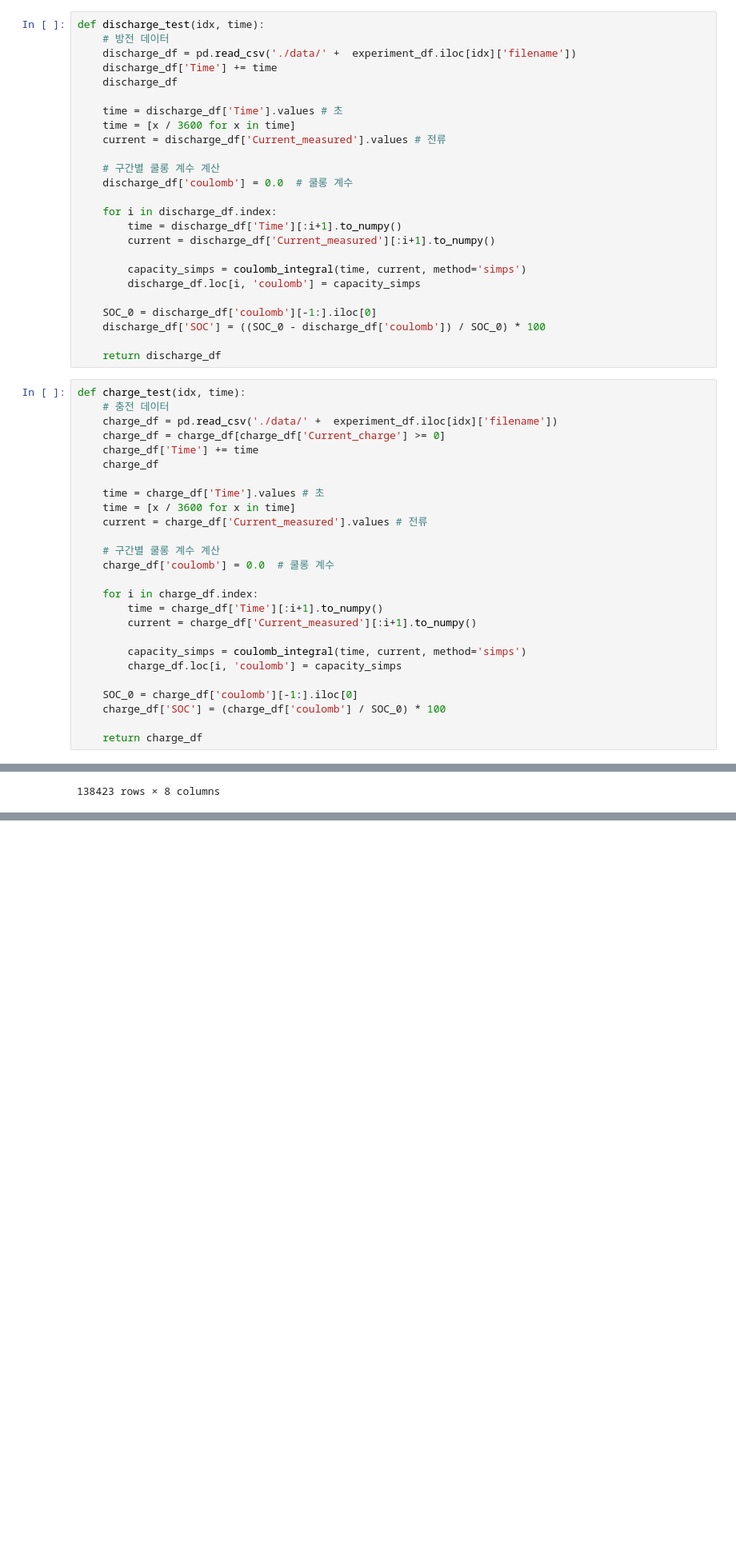
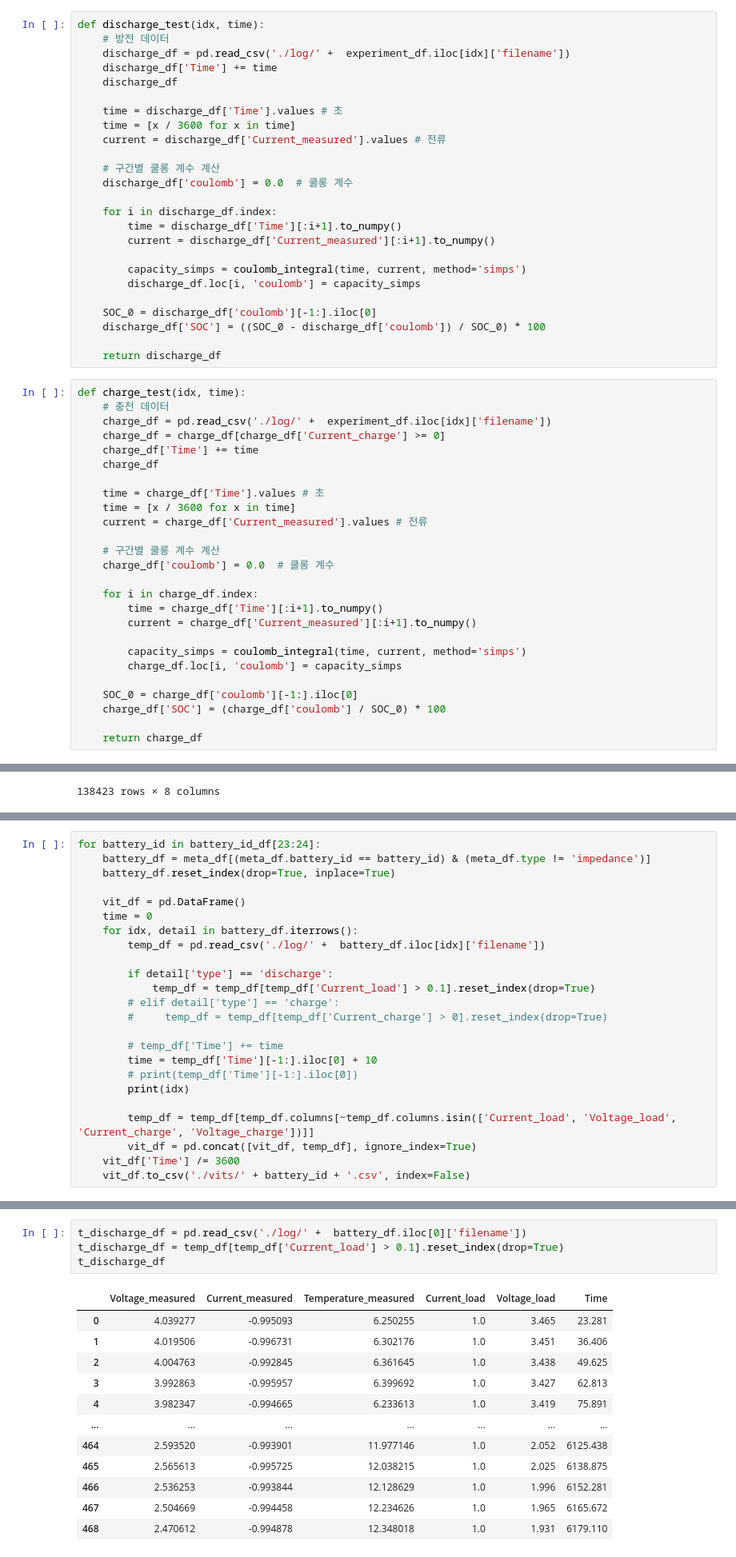
Before and after one commit to SilvianC/Almighty, a Jupyter notebook: data/BMS 데이터 산출.ipynb, the cells around one changed output, grey strips where cells are left out. Shown: that part at 80% size. Saved outputs shown, nothing was run; the diff lists cells and outputs as text; blank space fills up the shorter version.

```diff
--- a/data/BMS 데이터 산출.ipynb
+++ b/data/BMS 데이터 산출.ipynb
@@ -54,7 +58,7 @@ num
 # %%
 def discharge_test(idx, time):
     # 방전 데이터
-    discharge_df = pd.read_csv('./data/' +  experiment_df.iloc[idx]['filename'])
+    discharge_df = pd.read_csv('./log/' +  experiment_df.iloc[idx]['filename'])
     discharge_df['Time'] += time
     discharge_df
 
@@ -79,7 +83,7 @@ def discharge_test(idx, time):
 # %%
 def charge_test(idx, time):
     # 충전 데이터
-    charge_df = pd.read_csv('./data/' +  experiment_df.iloc[idx]['filename'])
+    charge_df = pd.read_csv('./log/' +  experiment_df.iloc[idx]['filename'])
     charge_df = charge_df[charge_df['Current_charge'] >= 0]
     charge_df['Time'] += time
     charge_df
@@ -464,0 +449,24 @@ test_temp_df
+# %%
+for battery_id in battery_id_df[23:24]:
+    battery_df = meta_df[(meta_df.battery_id == battery_id) & (meta_df.type != 'impedance')]
+    battery_df.reset_index(drop=True, inplace=True)
+
+    vit_df = pd.DataFrame()
+    time = 0
+    for idx, detail in battery_df.iterrows():
+        temp_df = pd.read_csv('./log/' +  battery_df.iloc[idx]['filename'])
+
+        if detail['type'] == 'discharge':
+            temp_df = temp_df[temp_df['Current_load'] > 0.1].reset_index(drop=True)
+        # elif detail['type'] == 'charge':
+        #     temp_df = temp_df[temp_df['Current_charge'] > 0].reset_index(drop=True)
+
+        # temp_df['Time'] += time
+        time = temp_df['Time'][-1:].iloc[0] + 10
+        # print(temp_df['Time'][-1:].iloc[0])
+        print(idx)
+
+        temp_df = temp_df[temp_df.columns[~temp_df.columns.isin(['Current_load', 'Voltage_load', 'Current_charge', 'Voltage_charge'])]]
+        vit_df = pd.concat([vit_df, temp_df], ignore_index=True)
+    vit_df['Time'] /= 3600
+    vit_df.to_csv('./vits/' + battery_id + '.csv', index=False)
@@ -464,0 +535,17 @@ test_temp_df
+# %%
+t_discharge_df = pd.read_csv('./log/' +  battery_df.iloc[0]['filename'])
+t_discharge_df = temp_df[temp_df['Current_load'] > 0.1].reset_index(drop=True)
+t_discharge_df
+# %% [output]
+|  | Voltage_measured | Current_measured | Temperature_measured | Current_load | Voltage_load | Time |
+| 0 | 4.039277 | -0.995093 | 6.250255 | 1.0 | 3.465 | 23.281 |
+| 1 | 4.019506 | -0.996731 | 6.302176 | 1.0 | 3.451 | 36.406 |
+| 2 | 4.004763 | -0.992845 | 6.361645 | 1.0 | 3.438 | 49.625 |
+| 3 | 3.992863 | -0.995957 | 6.399692 | 1.0 | 3.427 | 62.813 |
+| 4 | 3.982347 | -0.994665 | 6.233613 | 1.0 | 3.419 | 75.891 |
+| ... | ... | ... | ... | ... | ... | ... |
+| 464 | 2.593520 | -0.993901 | 11.977146 | 1.0 | 2.052 | 6125.438 |
+| 465 | 2.565613 | -0.995725 | 12.038215 | 1.0 | 2.025 | 6138.875 |
+| 466 | 2.536253 | -0.993844 | 12.128629 | 1.0 | 1.996 | 6152.281 |
+| 467 | 2.504669 | -0.994458 | 12.234626 | 1.0 | 1.965 | 6165.672 |
+| 468 | 2.470612 | -0.994878 | 12.348018 | 1.0 | 1.931 | 6179.110 |
```
Also changed, not shown: parts of 25 cells of this notebook, 7 other files.
